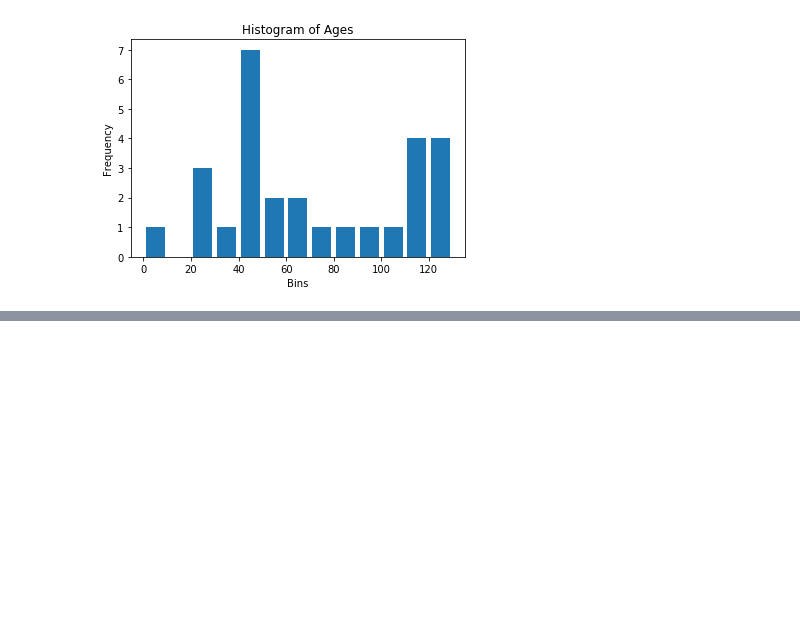
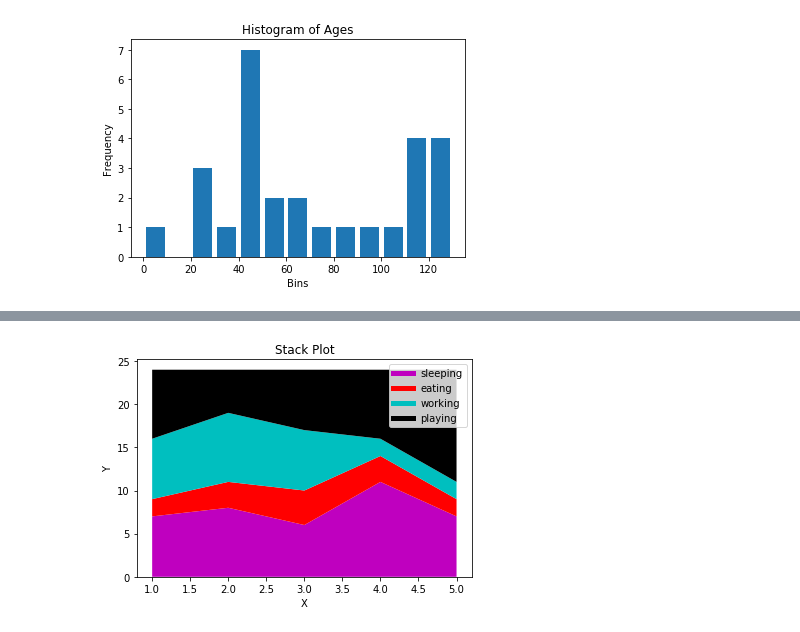
Before and after one commit to atystats/Data-Analysis-in-Python, a Jupyter notebook: Data Visualization with Python.ipynb, the cells around one changed output, grey strips where cells are left out. Saved outputs shown, nothing was run; the diff lists cells and outputs as text; code cells hidden in the pictures; blank space fills up the shorter version.

```diff
--- a/Data Visualization with Python.ipynb
+++ b/Data Visualization with Python.ipynb
@@ -73,0 +107,22 @@ plt.show()
+# %%
+# The stackplot does not producea legend which is necessary in the stack plot. So we will find another way to do that.
+days = [1,2,3,4,5]
+
+sleeping = [7,8,6,11,7]
+eating =   [2,3,4,3,2]
+working =  [7,8,7,2,2]
+playing =  [8,5,7,8,13]
+
+plt.plot([],[], color = "m", label = "sleeping", linewidth = 5)
+plt.plot([],[], color = "r", label = "eating", linewidth = 5)
+plt.plot([],[], color = "c", label = "working", linewidth = 5)
+plt.plot([],[], color = "k", label = "playing", linewidth = 5)
+
+plt.stackplot(days, sleeping, eating, working, playing, colors = ["m","r","c","k"])
+plt.xlabel("X")
+plt.ylabel("Y")
+plt.title("Stack Plot")
+plt.legend()
+plt.show()
+# %% [output]
+[figure, added]
```
Also changed, not shown: parts of 12 cells of this notebook, 1 other file.
